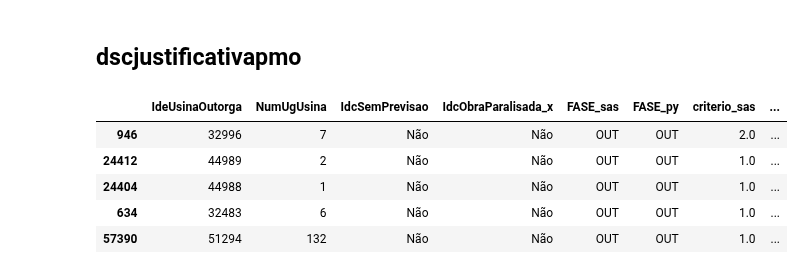
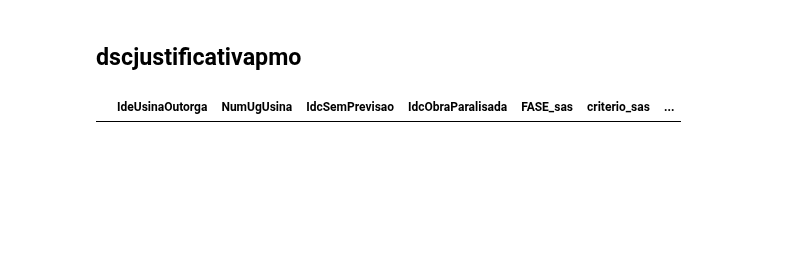
Before and after one commit to Vinicius667/Previsor, a Jupyter notebook: App/Previsor_teste2.ipynb, the cells around one changed output. Drawn from its saved outputs; the diff is of its cells as text; code cells hidden in the pictures; blank space fills up the shorter version.

```diff
--- a/App/Previsor_teste2.ipynb
+++ b/App/Previsor_teste2.ipynb
@@ -558,6 +568,26 @@ criterios_da_previsao.loc[(criterios_da_previsao['criterio'] == 5),'criterio_pmo
 criterios_da_previsao.loc[(criterios_da_previsao['criterio'] == 7),'criterio_pmo_ts'] = 7
 
 criterios_da_previsao.loc[(criterios_da_previsao['criterio'] == 6),'criterio_pmo_ts'] = 6
+
+
+list_condicoes = [
+    (criterios_da_previsao['IdcSemPrevisao'] == "Sim"),
+    (criterios_da_previsao['criterio'] == 0) & (criterios_da_previsao['FASE'] != "OT"),
+    (criterios_da_previsao['criterio'] == 0) & (criterios_da_previsao['FASE'] == "OT") & (criterios_da_previsao['flagOPTeste30dias'] == 1),
+    (criterios_da_previsao['criterio'] == 0) & (criterios_da_previsao['FASE'] == "OT"),
+    ((criterios_da_previsao['PPA'] != "Nenhum")) & ((criterios_da_previsao['criterio'] == 8) ),
+    ( (criterios_da_previsao['criterio'] == 1)) & ( (criterios_da_previsao['IdcObraParalisada'] == "Não")),
+    ((criterios_da_previsao['criterio'] == 2)) & ( (criterios_da_previsao['IdcObraParalisada'] == "Não")),
+    ( (criterios_da_previsao['criterio'] == 8)) & ( (criterios_da_previsao['PPA'] == "Nenhum") & (criterios_da_previsao['CondicaoUso'] == "OK")) & ( (criterios_da_previsao['CondicaoAmbiental'] == "LI") | (criterios_da_previsao['CondicaoAmbiental'] == "LO") ),
+    (criterios_da_previsao['criterio'] == 3),
+    (criterios_da_previsao['criterio'] == 4),
+    (criterios_da_previsao['criterio'] == 5),
+    (criterios_da_previsao['criterio'] == 7),
+    (criterios_da_previsao['criterio'] == 6),
+]
+
+list_values = [8,0.1,0.2,0.3,1.1,1.2,2.2,2.1,3,4,5,7,6]
+criterios_da_previsao['criterio_pmo_ts'] = np.select(list_condicoes,list_values)
 # %%
 ################################ dsccriterio_pmo_ts ################################
 criterios_da_previsao.loc[(criterios_da_previsao['IdcSemPrevisao'] == "Sim"),'dsccriterio_pmo_ts'] = "Usina Viabilidade Baixa análise da fiscalização"
@@ -672,6 +711,11 @@ criterios_da_previsao["PY"] = True
 # %%
 criterios_da_previsao_sas.DscJustificativaPMO = criterios_da_previsao_sas.DscJustificativaPMO.str.replace('_x0020_',' ')
 criterios_da_previsao_sas.DscJustificativaPMO = criterios_da_previsao_sas.DscJustificativaPMO.str.replace('_x002F_','/')
+# %%
+criterios_da_previsao_sas.DscJustificativaRegranova = criterios_da_previsao_sas.DscJustificativaRegranova.str.replace('_x0020_',' ')
+criterios_da_previsao_sas.DscJustificativaRegranova = criterios_da_previsao_sas.DscJustificativaRegranova.str.replace('_x002F_','/')
+criterios_da_previsao_sas.DscJustificativaRegranova = criterios_da_previsao_sas.DscJustificativaRegranova.str.replace('_x0028_','(')
+criterios_da_previsao_sas.DscJustificativaRegranova = criterios_da_previsao_sas.DscJustificativaRegranova.str.replace('_x0029_',')')
 # %%
 merge = pd.merge(criterios_da_previsao,criterios_da_previsao_sas,on=['IdeUsinaOutorga','NumUgUsina'],suffixes=('_py','_sas'),how='outer')
 merge['OC_diff'] = merge.Previsao_OC - merge.CalculoPrevisorOC_mx
@@ -710,11 +760,6 @@ merge[merge.criterio_sas != merge.criterio_py].shape
 # %% [markdown]
 ## dscjustificativapmo
 # %%
-merge[merge.DscJustificativaPMO  != merge.dscjustificativapmo][['IdeUsinaOutorga','NumUgUsina'] +['IdcSemPrevisao','IdcObraParalisada_x','FASE_sas','FASE_py','criterio_sas','criterio_py','DatPrevistaComercial','Previsao_OC','CalculoPrevisorOC_mx','DscJustificativaPMO','DatPrevistaComercial','dscjustificativapmo']].sample(5)
+merge[merge.DscJustificativaPMO  != merge.dscjustificativapmo][['IdeUsinaOutorga','NumUgUsina'] +['IdcSemPrevisao','IdcObraParalisada','FASE_sas','criterio_sas','DatPrevistaComercial','Previsao_OC','CalculoPrevisorOC_mx','DscJustificativaPMO','DatPrevistaComercial','dscjustificativapmo']]
 # %% [output]
-|  | IdeUsinaOutorga | NumUgUsina | IdcSemPrevisao | IdcObraParalisada_x | FASE_sas | FASE_py | criterio_sas | ... |
-| 946 | 32996 | 7 | Não | Não | OUT | OUT | 2.0 | ... |
-| 24412 | 44989 | 2 | Não | Não | OUT | OUT | 1.0 | ... |
-| 24404 | 44988 | 1 | Não | Não | OUT | OUT | 1.0 | ... |
-| 634 | 32483 | 6 | Não | Não | OUT | OUT | 1.0 | ... |
-| 57390 | 51294 | 132 | Não | Não | OUT | OUT | 1.0 | ... |
+|  | IdeUsinaOutorga | NumUgUsina | IdcSemPrevisao | IdcObraParalisada | FASE_sas | criterio_sas | ... |
```
Also changed, not shown: parts of 19 cells of this notebook, 6 other files.
